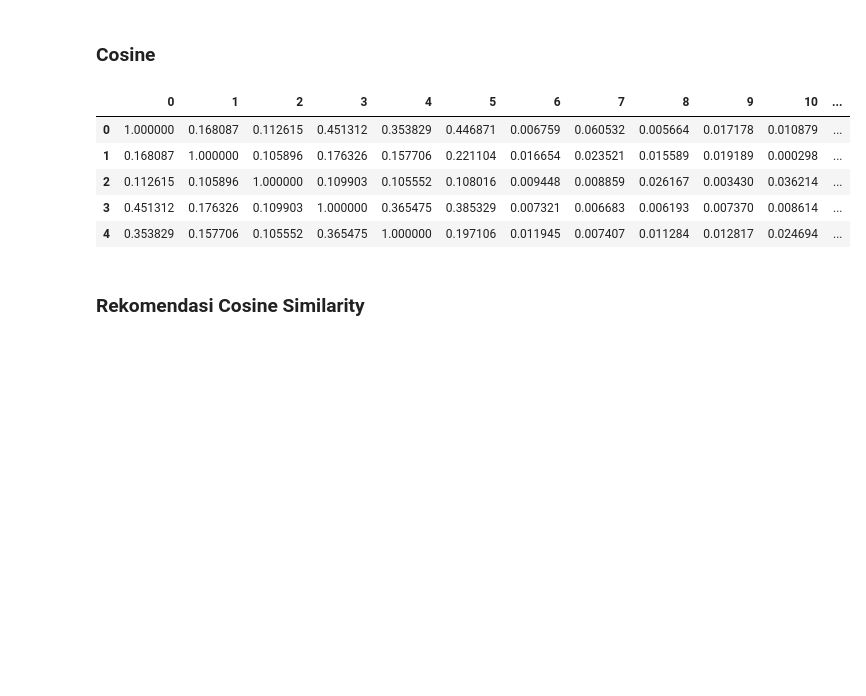
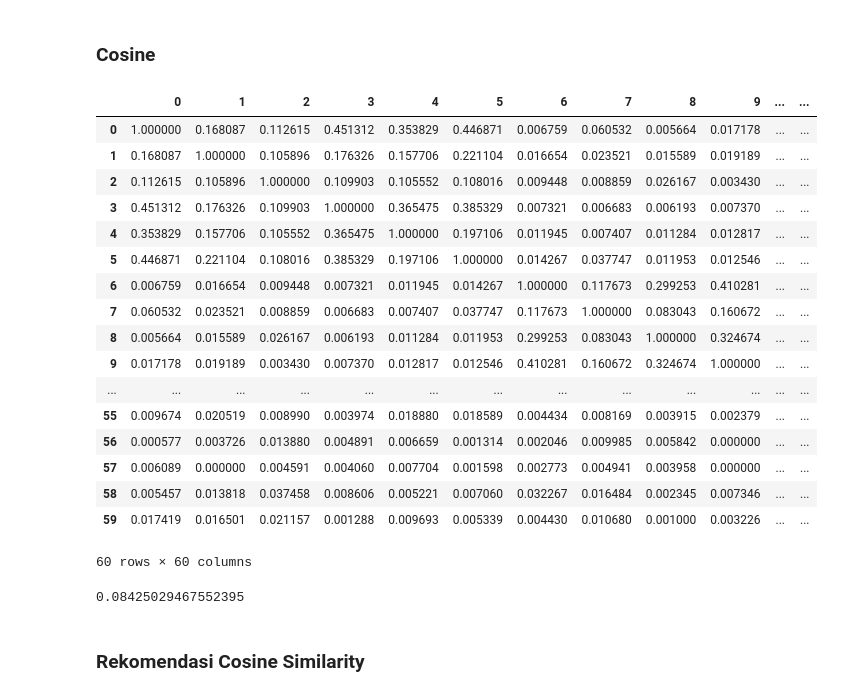
Before and after one commit to MeltingSnow21/Comparision-of-Jaccard-Similarity-and-Cosine-Similarity-for-Content-Based-Recommendation-Model, a Jupyter notebook: Model.ipynb, the cells around one changed output. Drawn from its saved outputs; the diff is of its cells as text; code cells hidden in the pictures; blank space fills up the shorter version.

```diff
--- a/Model.ipynb
+++ b/Model.ipynb
@@ -45,2 +41,4 @@ df2['Judul'][42]
+# %%
+judul = df2['Judul'].tolist()
 # %%
 before_prepro = df2
@@ -213,8 +212,10 @@ def termfreq(document, word):
 # %%
 #menghitung IDF
 def inverse_doc_freq(word):
-    try:
+    try:\
         word_occurance = word_count[word] + 1
     except:
         word_occurance = 1
+
+    print(np.log(total_documents/word_occurance))
     return np.log(total_documents/word_occurance)
@@ -221,5 +227,8 @@ def inverse_doc_freq(word):
 # %%
 #menghitung TF-IDF
+yttb = ['lain', 'inisial', 'sangka', 'polres', 'tetap', 'pihak']
+a = []
+
 def tf_idf(sentence):
     tf_idf_vec = np.zeros((len(word_set),))
     for word in sentence:
@@ -227,8 +236,11 @@ def tf_idf(sentence):
         idf = inverse_doc_freq(word)
 
         value = tf*idf
+        if word in yttb:
+            print(word, value)
+            yttb.remove(word)
+            a.append(value)
 
-        print(word, tf, idf, value)
         tf_idf_vec[index_dict[word]] = value
     return tf_idf_vec
 # %%
@@ -315,17 +381,33 @@ https://stackoverflow.com/questions/36966019/how-aretf-idf-calculated-by-the-sci
 # %%
 from sklearn.metrics.pairwise import cosine_similarity
 df3 = pd.DataFrame(cosine_similarity(vectors, dense_output=False))
 df5 = df3.copy()
 df5.reset_index(drop=True)
 df5.to_csv('cosine_similarity.csv', index=False)
-df5.head()
+df5
 # %% [output]
-|  | 0 | 1 | 2 | 3 | 4 | 5 | 6 | 7 | 8 | 9 | 10 | ... |
-| 0 | 1.000000 | 0.168087 | 0.112615 | 0.451312 | 0.353829 | 0.446871 | 0.006759 | 0.060532 | 0.005664 | 0.017178 | 0.010879 | ... |
-| 1 | 0.168087 | 1.000000 | 0.105896 | 0.176326 | 0.157706 | 0.221104 | 0.016654 | 0.023521 | 0.015589 | 0.019189 | 0.000298 | ... |
-| 2 | 0.112615 | 0.105896 | 1.000000 | 0.109903 | 0.105552 | 0.108016 | 0.009448 | 0.008859 | 0.026167 | 0.003430 | 0.036214 | ... |
-| 3 | 0.451312 | 0.176326 | 0.109903 | 1.000000 | 0.365475 | 0.385329 | 0.007321 | 0.006683 | 0.006193 | 0.007370 | 0.008614 | ... |
-| 4 | 0.353829 | 0.157706 | 0.105552 | 0.365475 | 1.000000 | 0.197106 | 0.011945 | 0.007407 | 0.011284 | 0.012817 | 0.024694 | ... |
+|  | 0 | 1 | 2 | 3 | 4 | 5 | 6 | 7 | 8 | 9 | ... | ... |
+| 0 | 1.000000 | 0.168087 | 0.112615 | 0.451312 | 0.353829 | 0.446871 | 0.006759 | 0.060532 | 0.005664 | 0.017178 | ... | ... |
+| 1 | 0.168087 | 1.000000 | 0.105896 | 0.176326 | 0.157706 | 0.221104 | 0.016654 | 0.023521 | 0.015589 | 0.019189 | ... | ... |
+| 2 | 0.112615 | 0.105896 | 1.000000 | 0.109903 | 0.105552 | 0.108016 | 0.009448 | 0.008859 | 0.026167 | 0.003430 | ... | ... |
+| 3 | 0.451312 | 0.176326 | 0.109903 | 1.000000 | 0.365475 | 0.385329 | 0.007321 | 0.006683 | 0.006193 | 0.007370 | ... | ... |
+| 4 | 0.353829 | 0.157706 | 0.105552 | 0.365475 | 1.000000 | 0.197106 | 0.011945 | 0.007407 | 0.011284 | 0.012817 | ... | ... |
+| 5 | 0.446871 | 0.221104 | 0.108016 | 0.385329 | 0.197106 | 1.000000 | 0.014267 | 0.037747 | 0.011953 | 0.012546 | ... | ... |
+| 6 | 0.006759 | 0.016654 | 0.009448 | 0.007321 | 0.011945 | 0.014267 | 1.000000 | 0.117673 | 0.299253 | 0.410281 | ... | ... |
+| 7 | 0.060532 | 0.023521 | 0.008859 | 0.006683 | 0.007407 | 0.037747 | 0.117673 | 1.000000 | 0.083043 | 0.160672 | ... | ... |
+| 8 | 0.005664 | 0.015589 | 0.026167 | 0.006193 | 0.011284 | 0.011953 | 0.299253 | 0.083043 | 1.000000 | 0.324674 | ... | ... |
+| 9 | 0.017178 | 0.019189 | 0.003430 | 0.007370 | 0.012817 | 0.012546 | 0.410281 | 0.160672 | 0.324674 | 1.000000 | ... | ... |
+| ... | ... | ... | ... | ... | ... | ... | ... | ... | ... | ... | ... | ... |
+| 55 | 0.009674 | 0.020519 | 0.008990 | 0.003974 | 0.018880 | 0.018589 | 0.004434 | 0.008169 | 0.003915 | 0.002379 | ... | ... |
+| 56 | 0.000577 | 0.003726 | 0.013880 | 0.004891 | 0.006659 | 0.001314 | 0.002046 | 0.009985 | 0.005842 | 0.000000 | ... | ... |
+| 57 | 0.006089 | 0.000000 | 0.004591 | 0.004060 | 0.007704 | 0.001598 | 0.002773 | 0.004941 | 0.003958 | 0.000000 | ... | ... |
+| 58 | 0.005457 | 0.013818 | 0.037458 | 0.008606 | 0.005221 | 0.007060 | 0.032267 | 0.016484 | 0.002345 | 0.007346 | ... | ... |
+| 59 | 0.017419 | 0.016501 | 0.021157 | 0.001288 | 0.009693 | 0.005339 | 0.004430 | 0.010680 | 0.001000 | 0.003226 | ... | ... |
+60 rows × 60 columns
+# %%
+df5[36][41]
+# %% [output]
+0.08425029467552395
 # %% [markdown]
 ### Rekomendasi Cosine Similarity
 # %%
```
Also changed, not shown: parts of 43 cells of this notebook, 4 other files.
